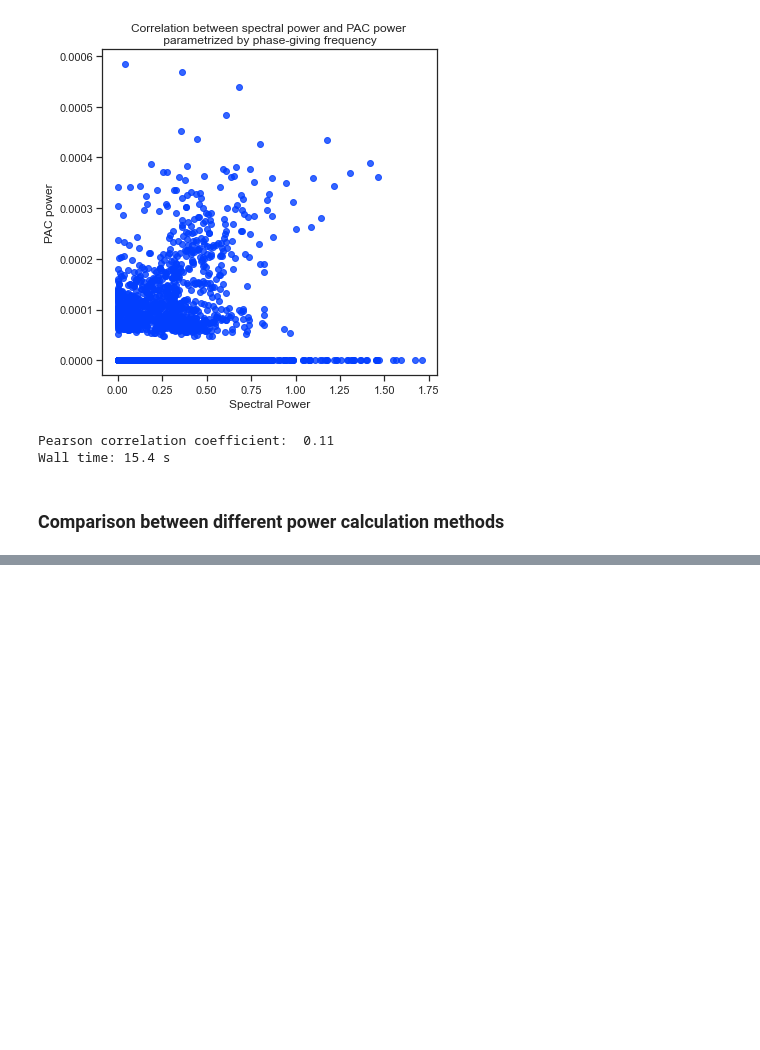
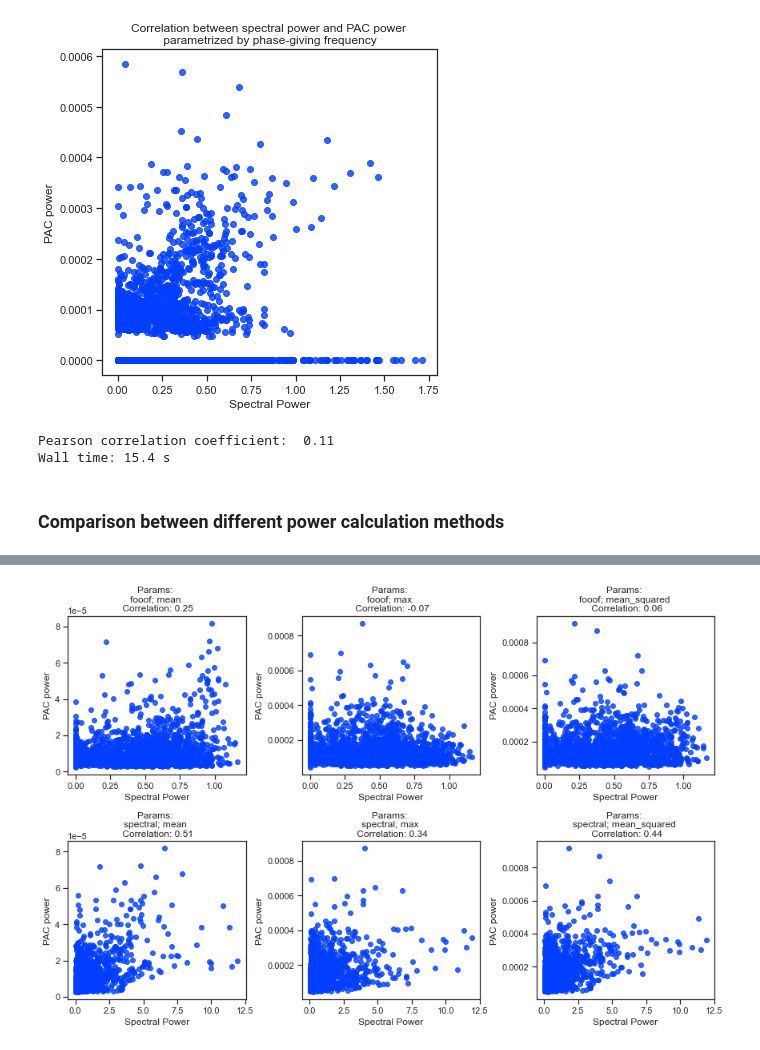
Before and after one commit to atimcenko/pac, a Jupyter notebook: dev_beta_pac_corr.ipynb, the cells around one changed output, grey strips where cells are left out. Drawn from its saved outputs; the diff is of its cells as text; code cells hidden in the pictures; blank space fills up the shorter version.

Commit message:
some modifications to the code added. changed pac_estimation param - multiprocess=True (using ThreadPool)

```diff
--- a/dev_beta_pac_corr.ipynb
+++ b/dev_beta_pac_corr.ipynb
@@ -487,0 +488,21 @@ plt.show()
+# %%
+spectral_params = ['fooof', 'spectral']
+pac_params = ['mean', 'max', 'mean_squared']
+
+fig, axes = plt.subplots(len(spectral_params), len(pac_params), figsize=(12, 8))
+
+for i, spectral_param in enumerate(spectral_params):
+    for j, pac_param in enumerate(pac_params):
+        ax = axes[i, j]
+        spectral_power, pac_power = get_spectral_pac_correlation(p2, (6, 30), spectral_param, pac_param, ignore_pac_zeros=True)
+        corr_coef = np.corrcoef(spectral_power, pac_power)[0, 1].round(2)
+
+        ax.set_title(f"Params: \n{spectral_param}; {pac_param} \n Correlation: {corr_coef}")
+        ax.scatter(spectral_power, pac_power, alpha=0.8)
+        ax.set_xlabel("Spectral Power")
+        ax.set_ylabel("PAC power")
+
+plt.tight_layout()
+plt.show()
+# %% [output]
+[figure, added]
```
Also changed, not shown: parts of 2 cells of this notebook, 1 other file.
